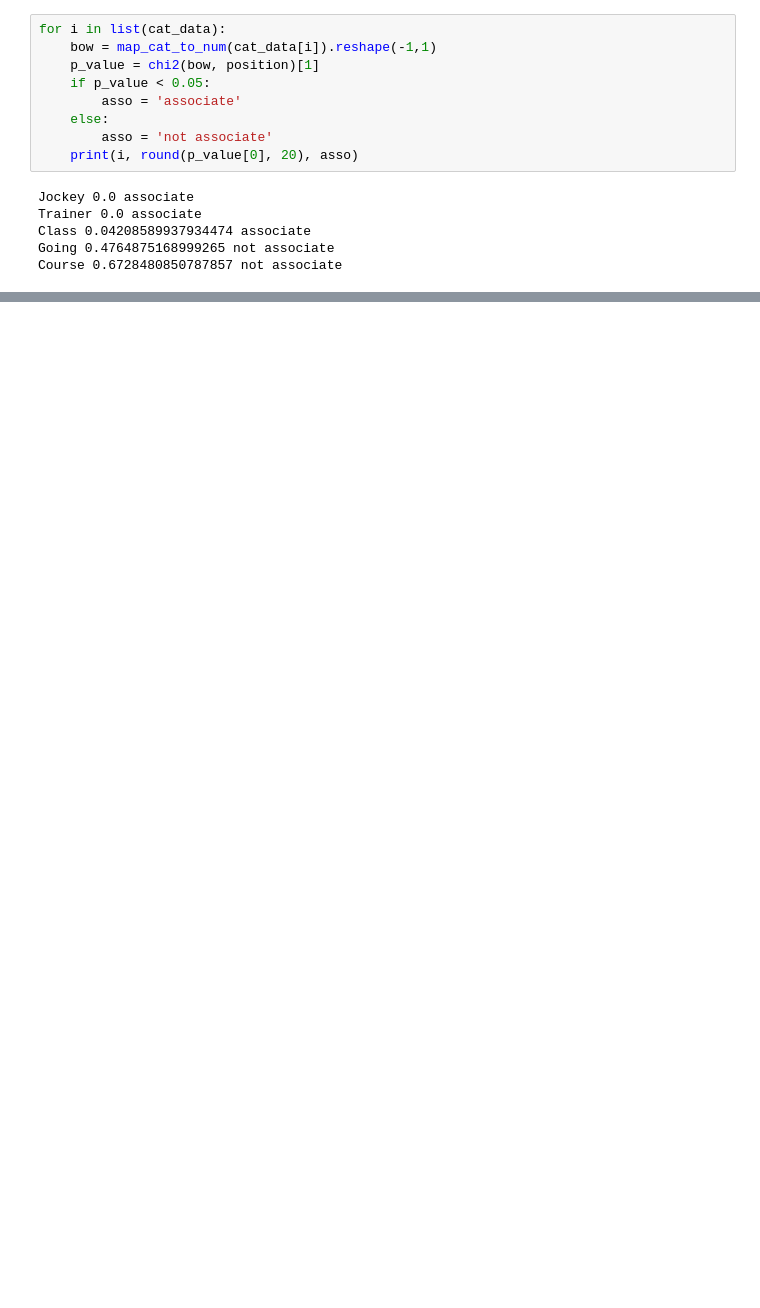
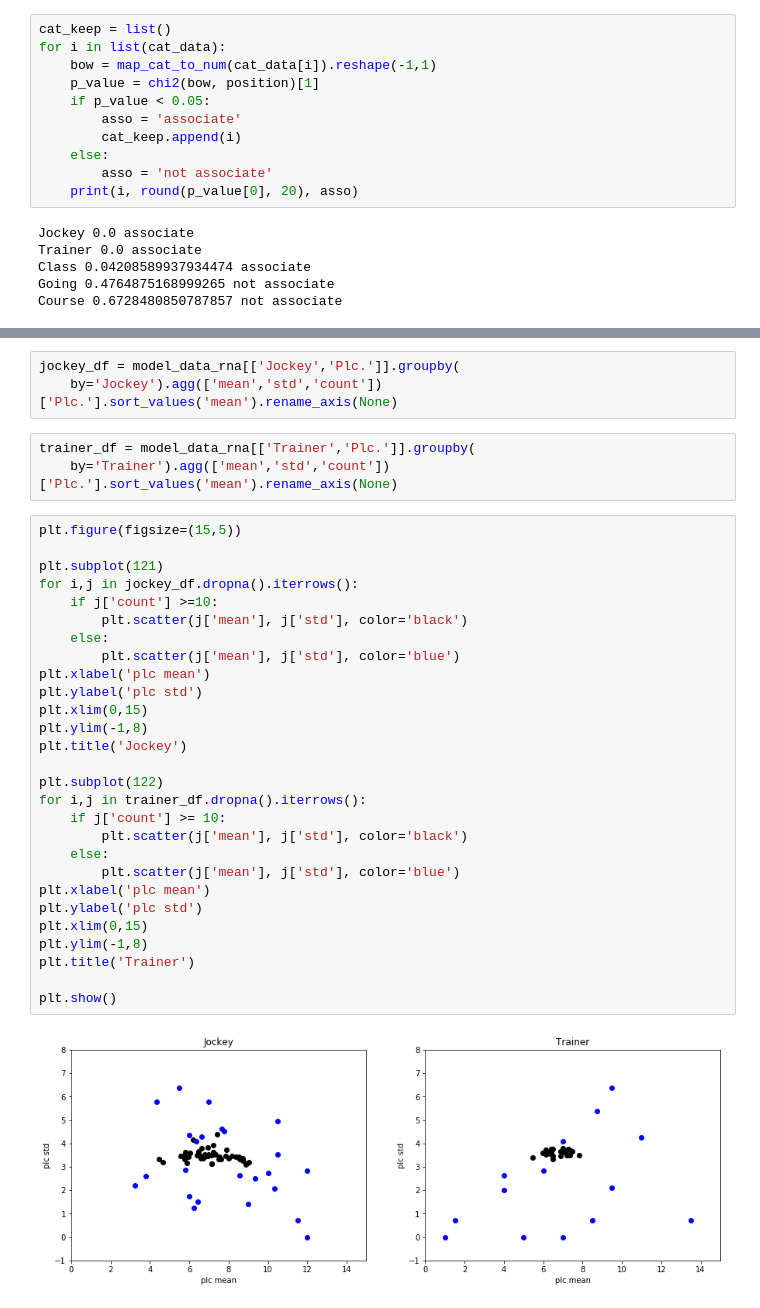
Before and after one commit to esmondhkchu/coolorangejuice, a Jupyter notebook: model/model_experiments_5_16_2020.ipynb, the cells around one changed output, grey strips where cells are left out. Saved outputs shown, nothing was run; the diff lists cells and outputs as text; blank space fills up the shorter version.

```diff
--- a/model/model_experiments_5_16_2020.ipynb
+++ b/model/model_experiments_5_16_2020.ipynb
@@ -132,11 +141,13 @@ cat_data.head()
 # %% [markdown]
 $p<\alpha$, reject null hypothesis, X and y are associated
 # %%
+cat_keep = list()
 for i in list(cat_data):
     bow = map_cat_to_num(cat_data[i]).reshape(-1,1)
     p_value = chi2(bow, position)[1]
     if p_value < 0.05:
         asso = 'associate'
+        cat_keep.append(i)
     else:
         asso = 'not associate'
     print(i, round(p_value[0], 20), asso)
@@ -161,0 +170,36 @@ Name: Course, dtype: float64
+# %%
+jockey_df = model_data_rna[['Jockey','Plc.']].groupby(
+    by='Jockey').agg(['mean','std','count'])['Plc.'].sort_values('mean').rename_axis(None)
+# %%
+trainer_df = model_data_rna[['Trainer','Plc.']].groupby(
+    by='Trainer').agg(['mean','std','count'])['Plc.'].sort_values('mean').rename_axis(None)
+# %%
+plt.figure(figsize=(15,5))
+
+plt.subplot(121)
+for i,j in jockey_df.dropna().iterrows():
+    if j['count'] >=10:
+        plt.scatter(j['mean'], j['std'], color='black')
+    else:
+        plt.scatter(j['mean'], j['std'], color='blue')
+plt.xlabel('plc mean')
+plt.ylabel('plc std')
+plt.xlim(0,15)
+plt.ylim(-1,8)
+plt.title('Jockey')
+
+plt.subplot(122)
+for i,j in trainer_df.dropna().iterrows():
+    if j['count'] >= 10:
+        plt.scatter(j['mean'], j['std'], color='black')
+    else:
+        plt.scatter(j['mean'], j['std'], color='blue')
+plt.xlabel('plc mean')
+plt.ylabel('plc std')
+plt.xlim(0,15)
+plt.ylim(-1,8)
+plt.title('Trainer')
+
+plt.show()
+# %% [output]
+[figure, added]
```
Also changed, not shown: parts of 40 cells of this notebook.
